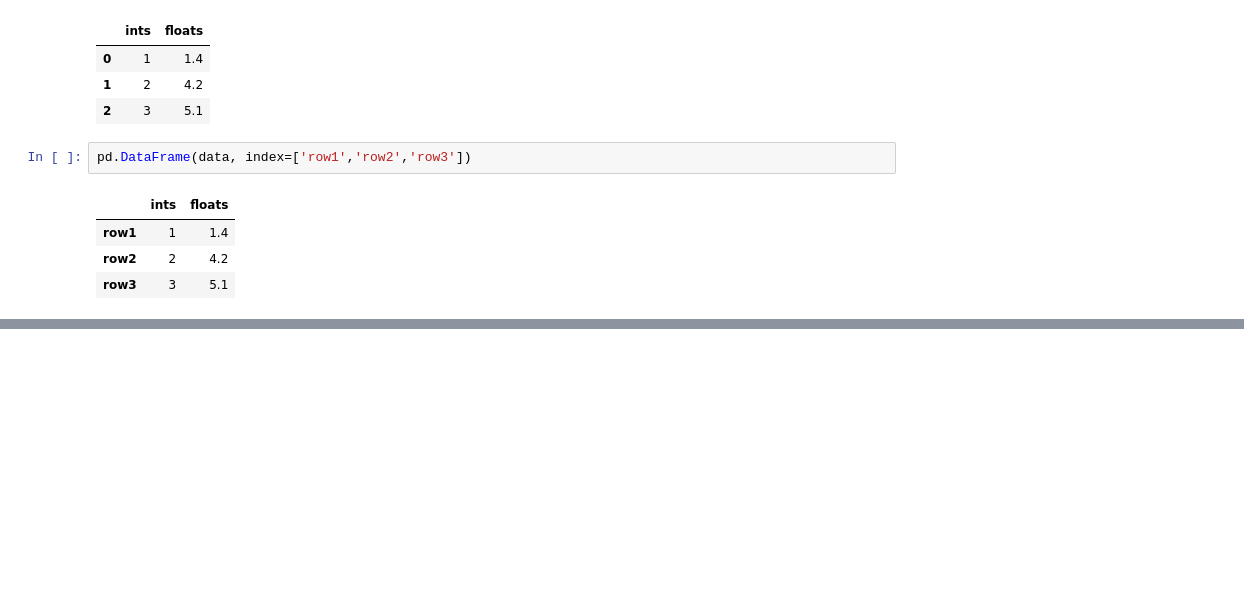
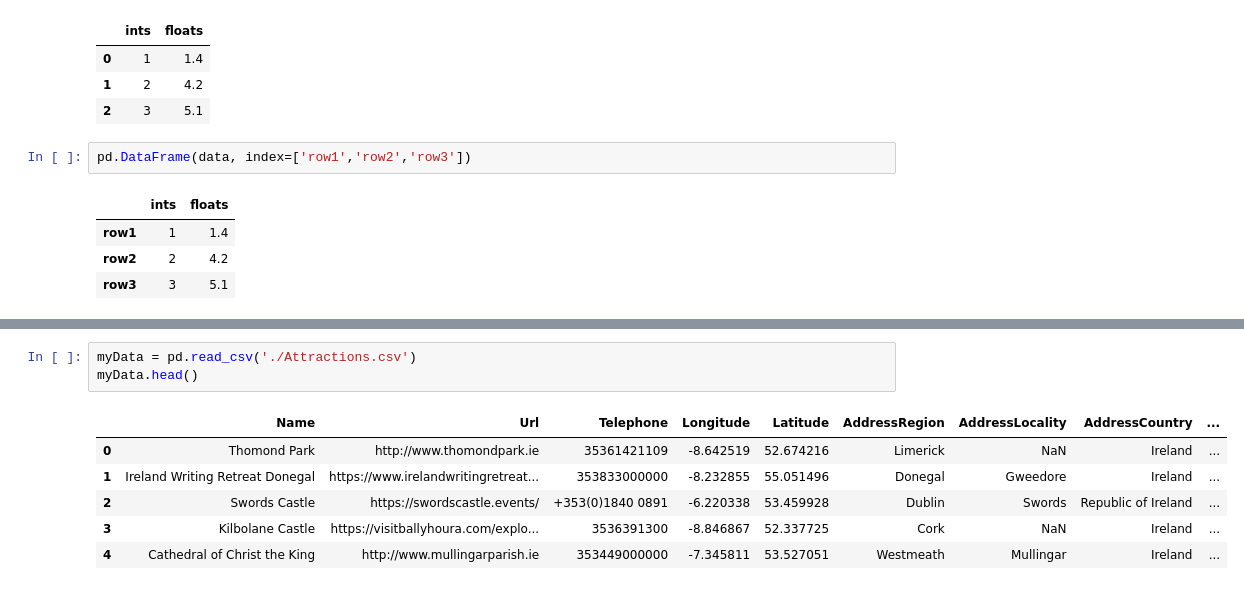
Before and after one commit to collinb6/Python, a Jupyter notebook: Pandas.ipynb, the cells around one changed output, grey strips where cells are left out. Cells and saved outputs as stored; diff of their text form; blank space fills up the shorter version.

```diff
--- a/Pandas.ipynb
+++ b/Pandas.ipynb
@@ -276,0 +379,10 @@ pd.DataFrame(data, index=['row1','row2','row3'])
+# %%
+myData = pd.read_csv('./Attractions.csv')
+myData.head()
+# %% [output]
+|  | Name | Url | Telephone | Longitude | Latitude | AddressRegion | AddressLocality | AddressCountry | ... |
+| 0 | Thomond Park | http://www.thomondpark.ie | 35361421109 | -8.642519 | 52.674216 | Limerick | NaN | Ireland | ... |
+| 1 | Ireland Writing Retreat Donegal | https://www.irelandwritingretreat... | 353833000000 | -8.232855 | 55.051496 | Donegal | Gweedore | Ireland | ... |
+| 2 | Swords Castle | https://swordscastle.events/ | +353(0)1840 0891 | -6.220338 | 53.459928 | Dublin | Swords | Republic of Ireland | ... |
+| 3 | Kilbolane Castle | https://visitballyhoura.com/explo... | 3536391300 | -8.846867 | 52.337725 | Cork | NaN | Ireland | ... |
+| 4 | Cathedral of Christ the King | http://www.mullingarparish.ie | 353449000000 | -7.345811 | 53.527051 | Westmeath | Mullingar | Ireland | ... |
```
Also changed, not shown: parts of 26 cells of this notebook, 1 other file.
